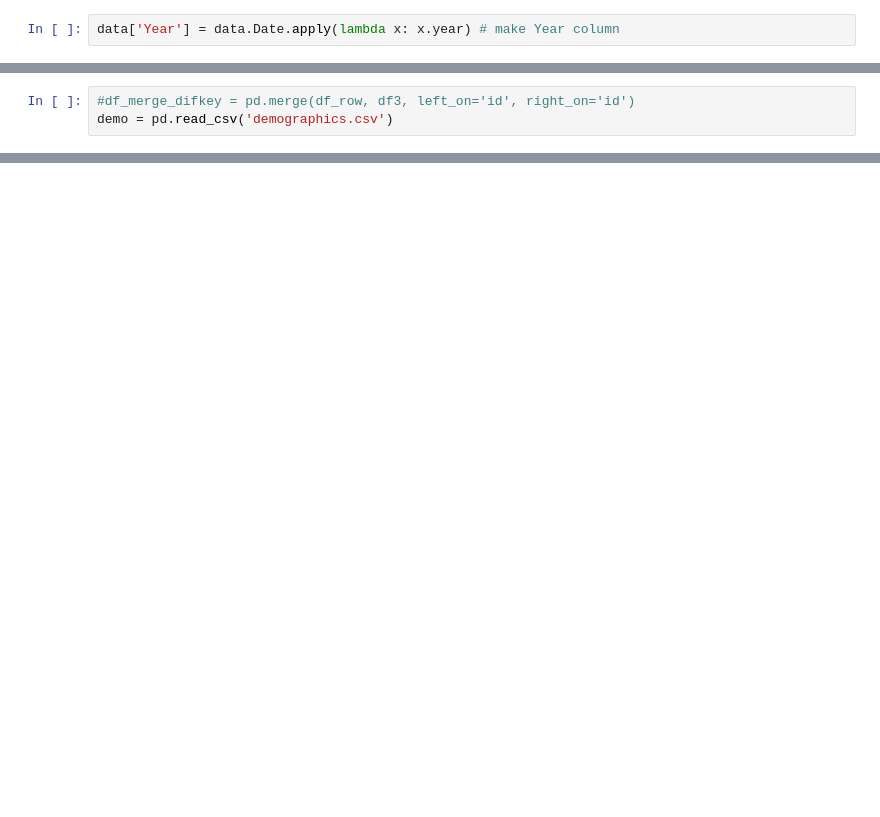
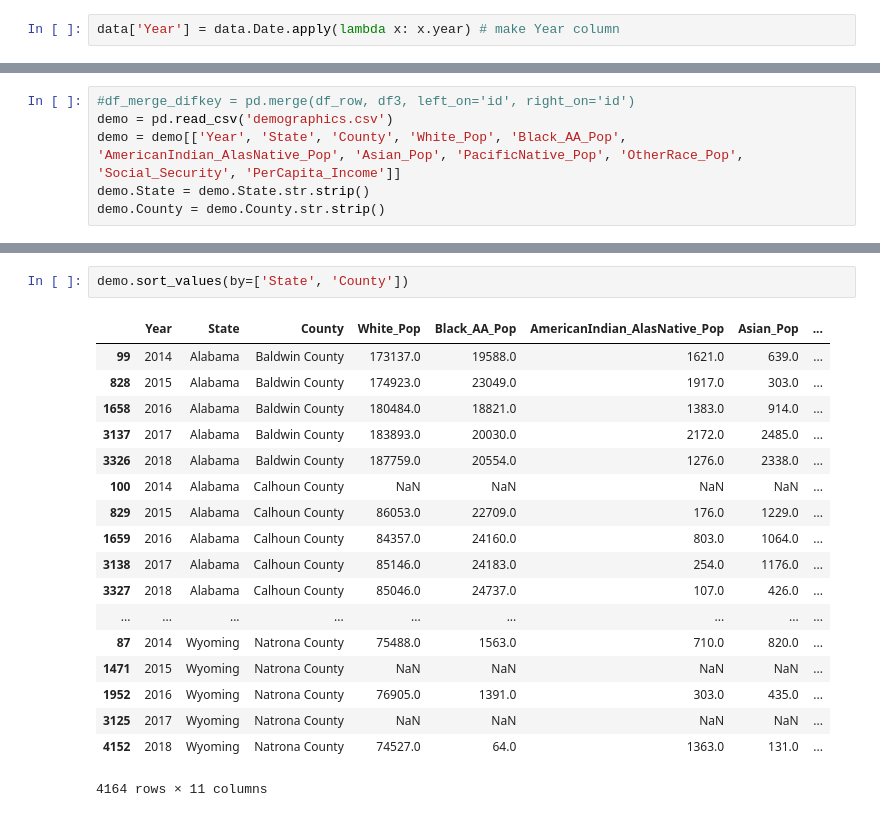
Before and after one commit to annabeck/Gun_Violence_E19, a Jupyter notebook: Main_Analysis.ipynb, the cells around one changed output, grey strips where cells are left out. Drawn from its saved outputs; the diff is of its cells as text; blank space fills up the shorter version.

```diff
--- a/Main_Analysis.ipynb
+++ b/Main_Analysis.ipynb
@@ -27,3 +125,6 @@ data = data[data['Year']!=2013] # drop 2013 from observations
 # %%
 #df_merge_difkey = pd.merge(df_row, df3, left_on='id', right_on='id')
 demo = pd.read_csv('demographics.csv')
+demo = demo[['Year', 'State', 'County', 'White_Pop', 'Black_AA_Pop', 'AmericanIndian_AlasNative_Pop', 'Asian_Pop', 'PacificNative_Pop', 'OtherRace_Pop', 'Social_Security', 'PerCapita_Income']]
+demo.State = demo.State.str.strip()
+demo.County = demo.County.str.strip()
@@ -73,0 +156,21 @@ demo
+# %%
+demo.sort_values(by=['State', 'County'])
+# %% [output]
+|  | Year | State | County | White_Pop | Black_AA_Pop | AmericanIndian_AlasNative_Pop | Asian_Pop | ... |
+| 99 | 2014 | Alabama | Baldwin County | 173137.0 | 19588.0 | 1621.0 | 639.0 | ... |
+| 828 | 2015 | Alabama | Baldwin County | 174923.0 | 23049.0 | 1917.0 | 303.0 | ... |
+| 1658 | 2016 | Alabama | Baldwin County | 180484.0 | 18821.0 | 1383.0 | 914.0 | ... |
+| 3137 | 2017 | Alabama | Baldwin County | 183893.0 | 20030.0 | 2172.0 | 2485.0 | ... |
+| 3326 | 2018 | Alabama | Baldwin County | 187759.0 | 20554.0 | 1276.0 | 2338.0 | ... |
+| 100 | 2014 | Alabama | Calhoun County | NaN | NaN | NaN | NaN | ... |
+| 829 | 2015 | Alabama | Calhoun County | 86053.0 | 22709.0 | 176.0 | 1229.0 | ... |
+| 1659 | 2016 | Alabama | Calhoun County | 84357.0 | 24160.0 | 803.0 | 1064.0 | ... |
+| 3138 | 2017 | Alabama | Calhoun County | 85146.0 | 24183.0 | 254.0 | 1176.0 | ... |
+| 3327 | 2018 | Alabama | Calhoun County | 85046.0 | 24737.0 | 107.0 | 426.0 | ... |
+| ... | ... | ... | ... | ... | ... | ... | ... | ... |
+| 87 | 2014 | Wyoming | Natrona County | 75488.0 | 1563.0 | 710.0 | 820.0 | ... |
+| 1471 | 2015 | Wyoming | Natrona County | NaN | NaN | NaN | NaN | ... |
+| 1952 | 2016 | Wyoming | Natrona County | 76905.0 | 1391.0 | 303.0 | 435.0 | ... |
+| 3125 | 2017 | Wyoming | Natrona County | NaN | NaN | NaN | NaN | ... |
+| 4152 | 2018 | Wyoming | Natrona County | 74527.0 | 64.0 | 1363.0 | 131.0 | ... |
+4164 rows × 11 columns
```
Also changed, not shown: parts of 20 cells of this notebook, 5 other files.
